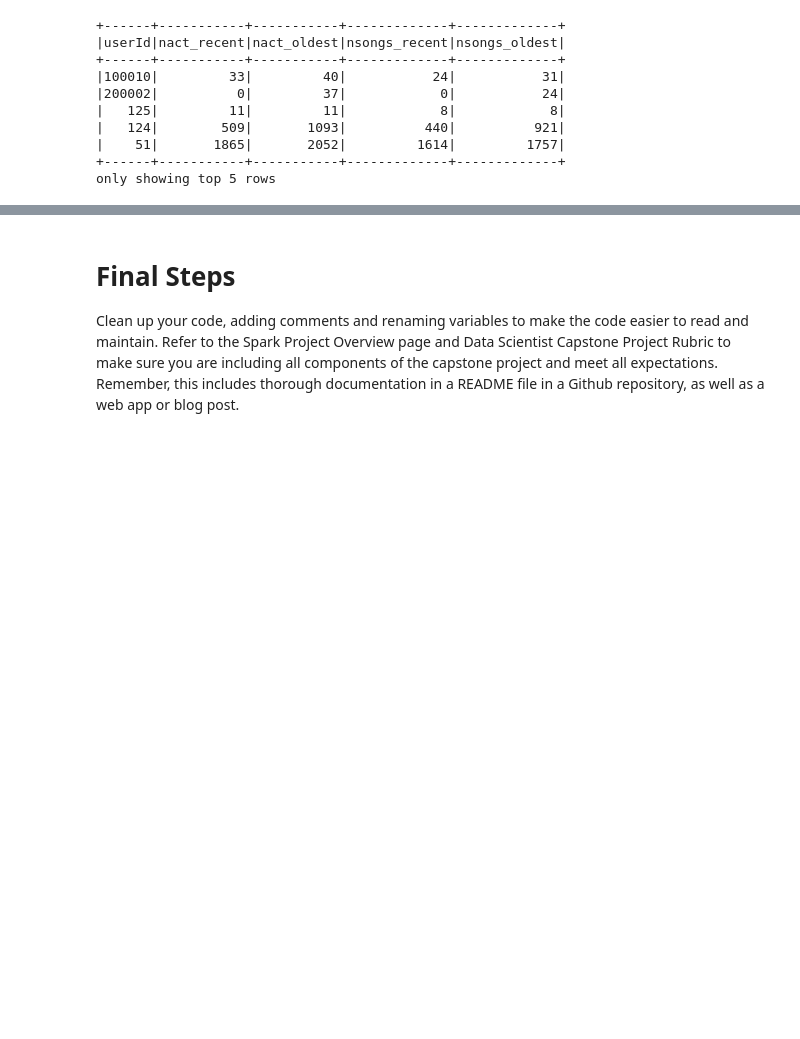
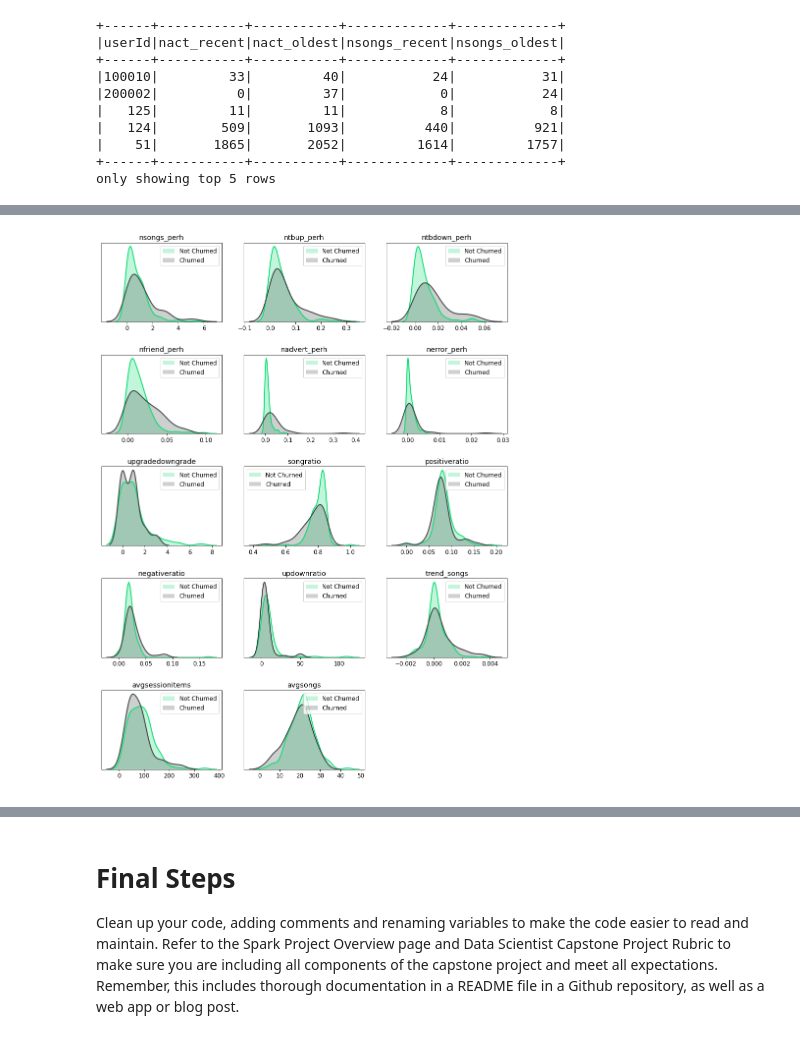
Before and after one commit to isakkabir/isakkabir-Customer-Churn-Prediction-Music-Streaming, a Jupyter notebook: Sparkify.ipynb, the cells around one changed output, grey strips where cells are left out. Cells and saved outputs as stored; diff of their text form; code cells hidden in the pictures; blank space fills up the shorter version.

```diff
--- a/Sparkify.ipynb
+++ b/Sparkify.ipynb
@@ -675,0 +917,25 @@ Split the full dataset into train, test, and validation sets. Test out several o
+# %%
+# Plotting the relationship between each numerical feature and binary response
+
+# Numerical features
+col = ['nsongs_perh', 'ntbup_perh', 'ntbdown_perh',
+       'nfriend_perh', 'nadvert_perh', 'nerror_perh',
+       'upgradedowngrade', 'songratio', 'positiveratio',
+       'negativeratio', 'updownratio', 'trend_songs',
+       'avgsessionitems','avgsongs']
+
+plt.rcParams['figure.figsize'] = (12,16)
+for i in range(len(col)):
+    plt.subplot(5,3,i+1)
+    plt.tight_layout();
+    sns.distplot(df_user_pd[df_user_pd['label'] == 0][col[i]], hist = False, norm_hist = True,
+                 kde_kws = {'shade': True, 'linewidth': 2}, color = color1);
+    sns.distplot(df_user_pd[df_user_pd['label'] == 1][col[i]], hist = False, norm_hist = True,
+                 kde_kws = {'shade': True, 'linewidth': 2}, color = color2);
+    plt.legend(['Not Churned','Churned']);
+    plt.title(col[i]);
+    plt.xlabel(" ");
+    plt.yticks([]);
+    plt.savefig('exploratory.png')
+# %% [output]
+[figure, added]
```
Also changed, not shown: parts of 28 cells of this notebook.
